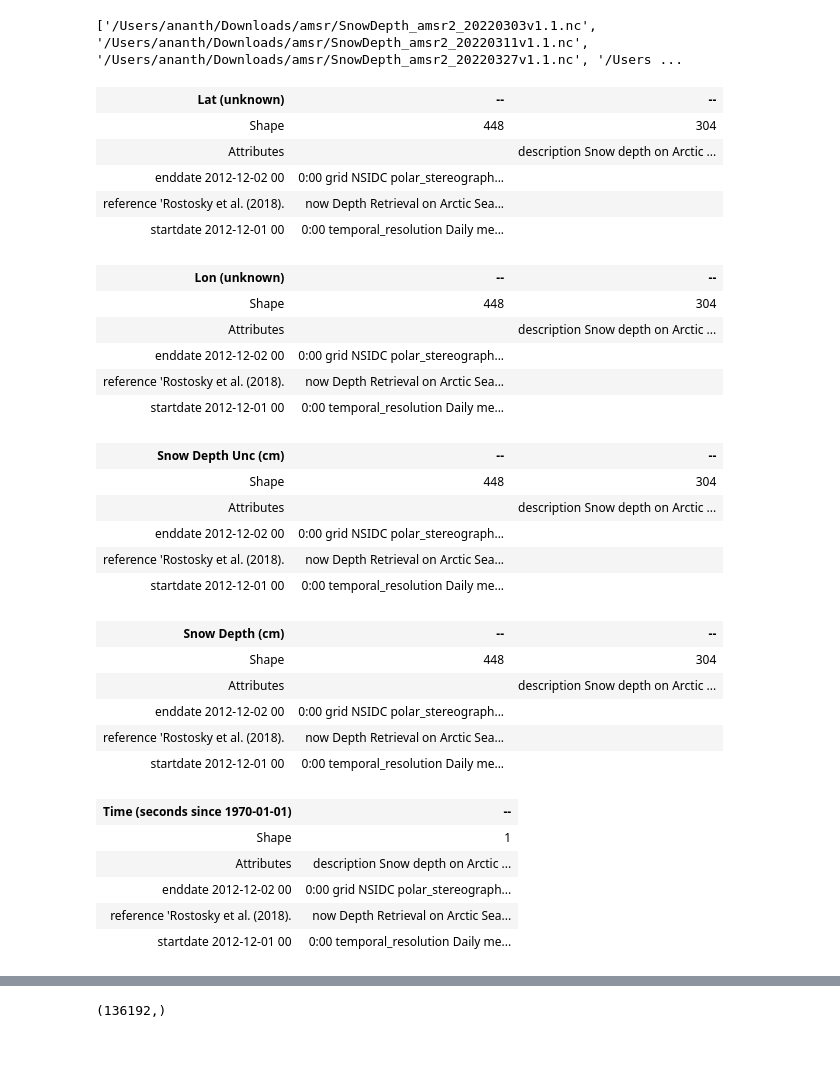
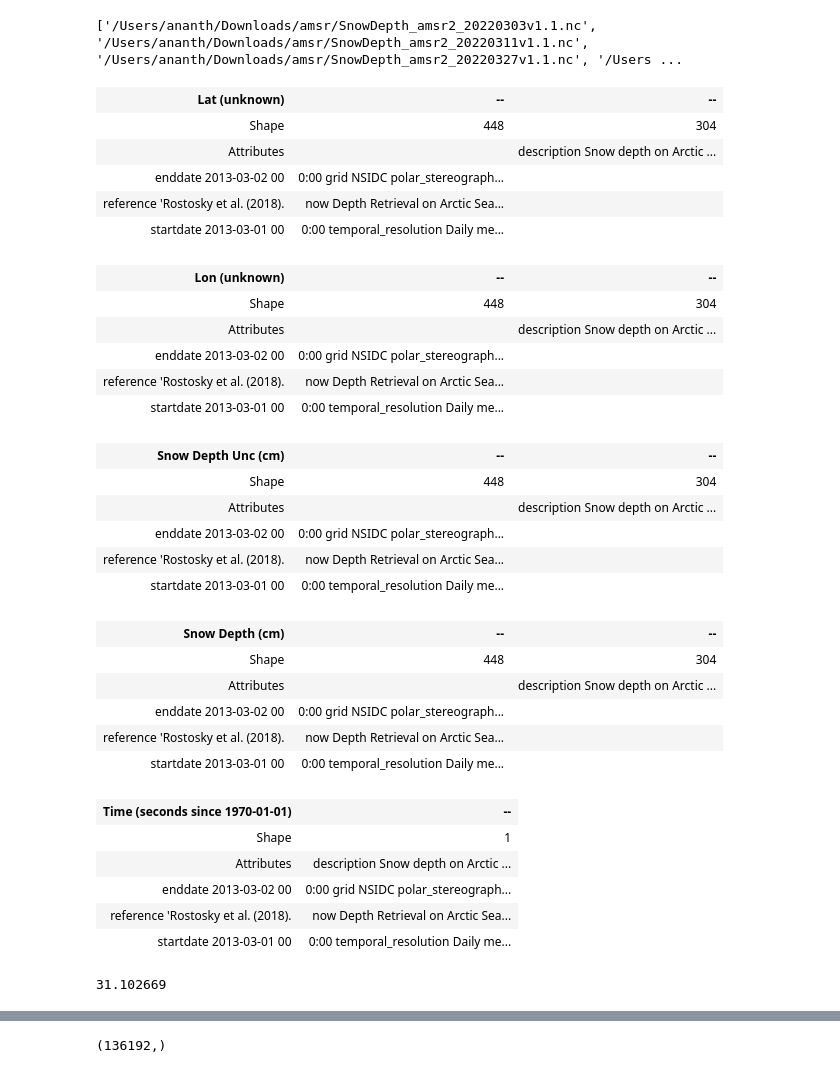
Before and after one commit to bazilsky/jupyter_local, a Jupyter notebook: netcdf/snow_depth.ipynb, the cells around one changed output, grey strips where cells are left out. Cells and saved outputs as stored; diff of their text form; code cells hidden in the pictures.

```diff
--- a/netcdf/snow_depth.ipynb
+++ b/netcdf/snow_depth.ipynb
@@ -8,13 +8,48 @@ import cartopy.crs as ccrs
 import cartopy.feature
 # %%
 path = '/Users/ananth/Downloads/amsr/'
-files = glob.glob(path+'*') # snow depth amsr files
+files = glob.glob(path+'*.nc') # snow depth amsr files
 print(files)
 
 path2= '/Users/ananth/Downloads/amsr/dec2012/snowdepth_amsr2_2012121v1.1.nc'
 latlon = iris.load(path2)
+
+path3 = '/Users/ananth/Downloads/amsr/mar2013/snowdepth_amsr2_2013031v1.1.nc'
+
+test_cube = iris.load(path3)
+test_cube
 # %% [output]
 ['/Users/ananth/Downloads/amsr/SnowDepth_amsr2_20220303v1.1.nc', '/Users/ananth/Downloads/amsr/SnowDepth_amsr2_20220311v1.1.nc', '/Users/ananth/Downloads/amsr/SnowDepth_amsr2_20220327v1.1.nc', '/Users ...
+| Lat (unknown) | -- | -- |
+| Shape | 448 | 304 |
+| Attributes |  | description Snow depth on Arctic ... |
+| enddate 2013-03-02 00 | 0:00 grid NSIDC polar_stereograph... |  |
+| reference 'Rostosky et al. (2018). | now Depth Retrieval on Arctic Sea... |  |
+| startdate 2013-03-01 00 | 0:00 temporal_resolution Daily me... |  |
+| Lon (unknown) | -- | -- |
+| Shape | 448 | 304 |
+| Attributes |  | description Snow depth on Arctic ... |
+| enddate 2013-03-02 00 | 0:00 grid NSIDC polar_stereograph... |  |
+| reference 'Rostosky et al. (2018). | now Depth Retrieval on Arctic Sea... |  |
+| startdate 2013-03-01 00 | 0:00 temporal_resolution Daily me... |  |
+| Snow Depth Unc (cm) | -- | -- |
+| Shape | 448 | 304 |
+| Attributes |  | description Snow depth on Arctic ... |
+| enddate 2013-03-02 00 | 0:00 grid NSIDC polar_stereograph... |  |
+| reference 'Rostosky et al. (2018). | now Depth Retrieval on Arctic Sea... |  |
+| startdate 2013-03-01 00 | 0:00 temporal_resolution Daily me... |  |
+| Snow Depth (cm) | -- | -- |
+| Shape | 448 | 304 |
+| Attributes |  | description Snow depth on Arctic ... |
+| enddate 2013-03-02 00 | 0:00 grid NSIDC polar_stereograph... |  |
+| reference 'Rostosky et al. (2018). | now Depth Retrieval on Arctic Sea... |  |
+| startdate 2013-03-01 00 | 0:00 temporal_resolution Daily me... |  |
+| Time (seconds since 1970-01-01) | -- |
+| Shape | 1 |
+| Attributes | description Snow depth on Arctic ... |
+| enddate 2013-03-02 00 | 0:00 grid NSIDC polar_stereograph... |
+| reference 'Rostosky et al. (2018). | now Depth Retrieval on Arctic Sea... |
+| startdate 2013-03-01 00 | 0:00 temporal_resolution Daily me... |
 # %%
 lon = latlon[0].data
 lat = latlon[1].data
@@ -25,37 +60,11 @@ snow_depth = snow_depth.data
 np.shape(lat)
 
 latlon
+
+
+np.min(l)
 # %% [output]
-| Lat (unknown) | -- | -- |
-| Shape | 448 | 304 |
-| Attributes |  | description Snow depth on Arctic ... |
-| enddate 2012-12-02 00 | 0:00 grid NSIDC polar_stereograph... |  |
-| reference 'Rostosky et al. (2018). | now Depth Retrieval on Arctic Sea... |  |
-| startdate 2012-12-01 00 | 0:00 temporal_resolution Daily me... |  |
-| Lon (unknown) | -- | -- |
-| Shape | 448 | 304 |
-| Attributes |  | description Snow depth on Arctic ... |
-| enddate 2012-12-02 00 | 0:00 grid NSIDC polar_stereograph... |  |
-| reference 'Rostosky et al. (2018). | now Depth Retrieval on Arctic Sea... |  |
-| startdate 2012-12-01 00 | 0:00 temporal_resolution Daily me... |  |
-| Snow Depth Unc (cm) | -- | -- |
-| Shape | 448 | 304 |
-| Attributes |  | description Snow depth on Arctic ... |
-| enddate 2012-12-02 00 | 0:00 grid NSIDC polar_stereograph... |  |
-| reference 'Rostosky et al. (2018). | now Depth Retrieval on Arctic Sea... |  |
-| startdate 2012-12-01 00 | 0:00 temporal_resolution Daily me... |  |
-| Snow Depth (cm) | -- | -- |
-| Shape | 448 | 304 |
-| Attributes |  | description Snow depth on Arctic ... |
-| enddate 2012-12-02 00 | 0:00 grid NSIDC polar_stereograph... |  |
-| reference 'Rostosky et al. (2018). | now Depth Retrieval on Arctic Sea... |  |
-| startdate 2012-12-01 00 | 0:00 temporal_resolution Daily me... |  |
-| Time (seconds since 1970-01-01) | -- |
-| Shape | 1 |
-| Attributes | description Snow depth on Arctic ... |
-| enddate 2012-12-02 00 | 0:00 grid NSIDC polar_stereograph... |
-| reference 'Rostosky et al. (2018). | now Depth Retrieval on Arctic Sea... |
-| startdate 2012-12-01 00 | 0:00 temporal_resolution Daily me... |
+31.102669
 # %%
 fig, ax = plt.subplots(1,1,figsize=(8,8),  subplot_kw={'projection': ccrs.NorthPolarStereo()})
 
```
Also changed, not shown: parts of 1 cell of this notebook, 1 other file.
